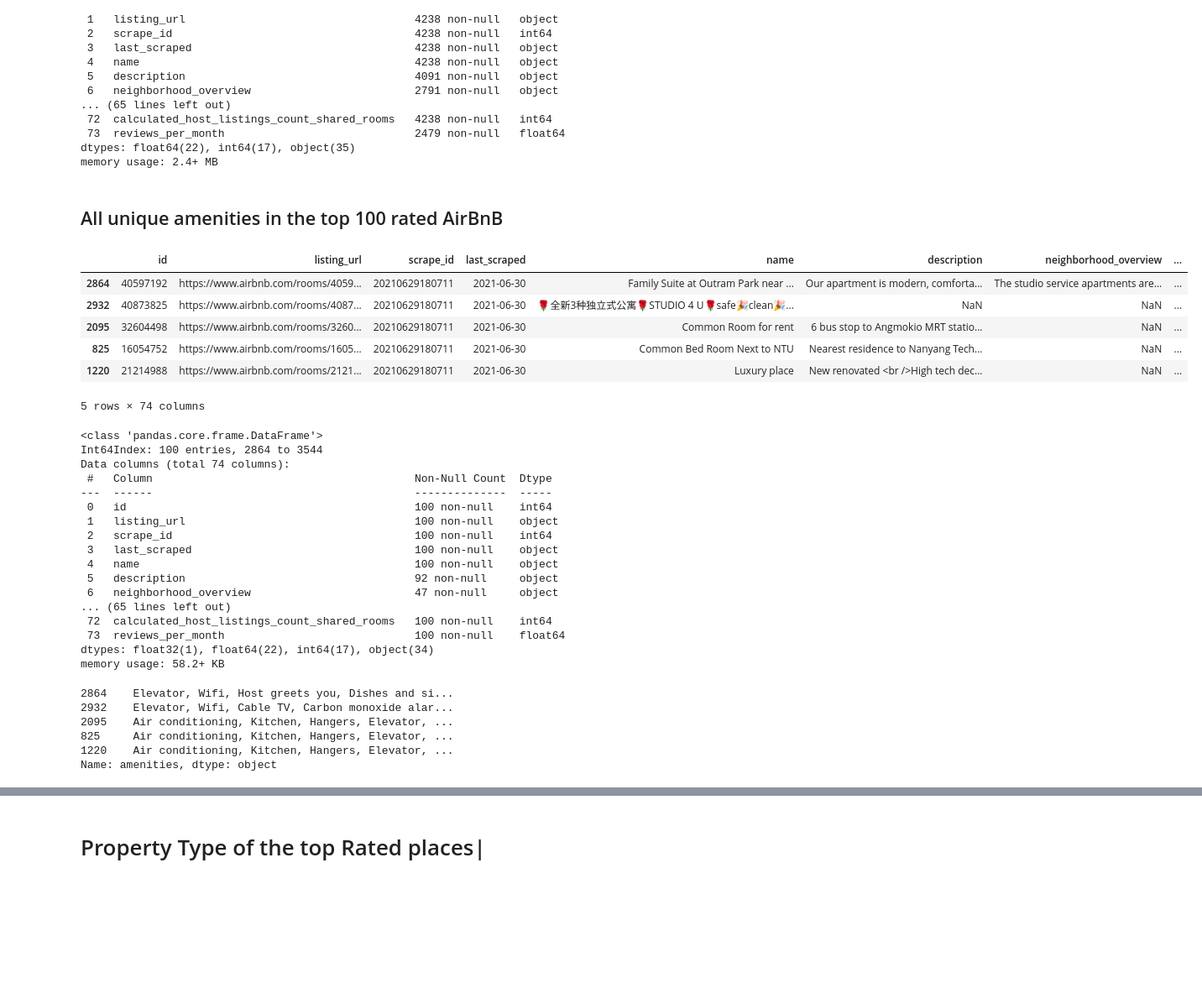
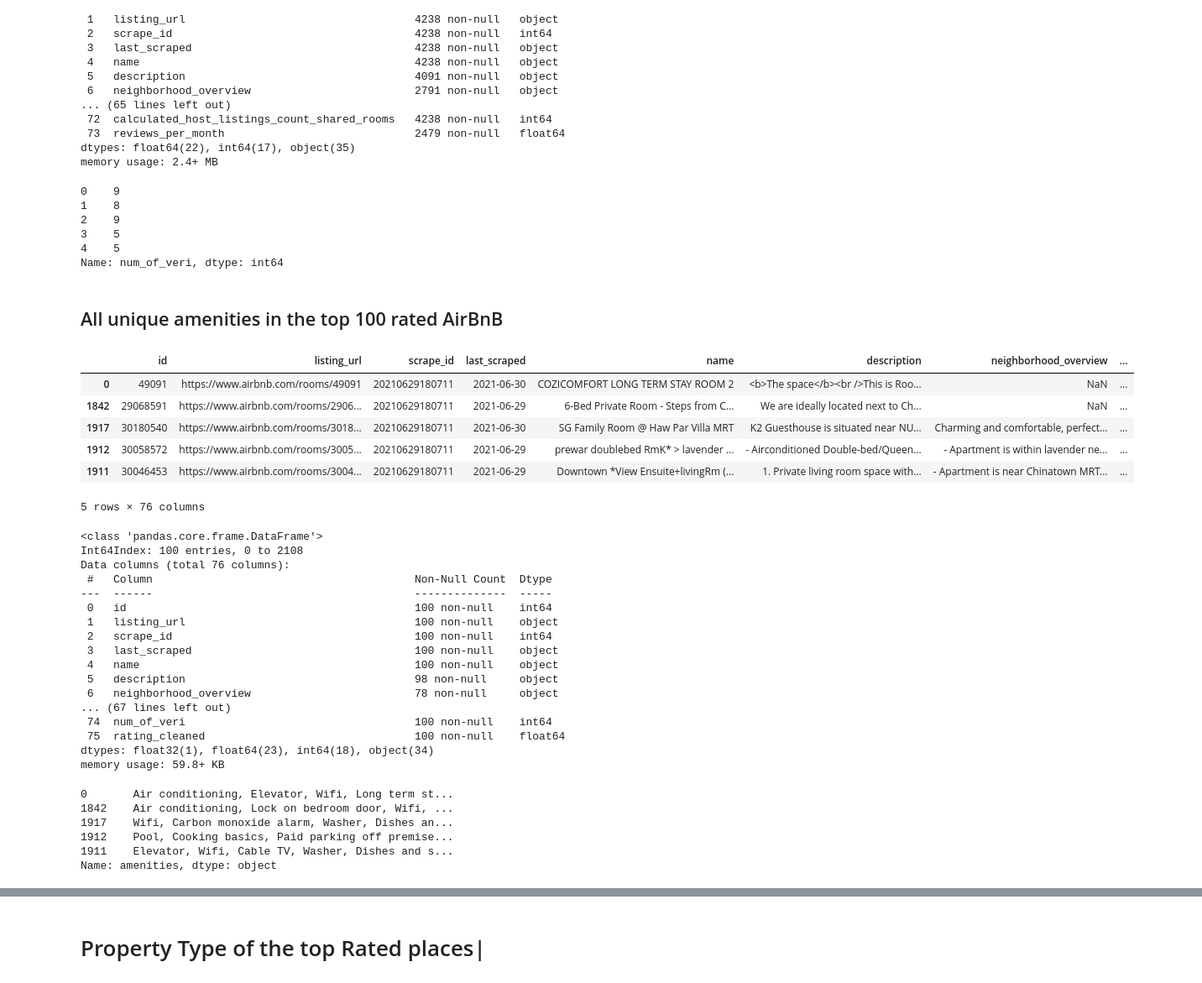
Before and after one commit to boonhaoyeo/SC1015-Mini-Project, a Jupyter notebook: AirBnB_EDA.ipynb, the cells around one changed output, grey strips where cells are left out. Shown at 84% size. Drawn from its saved outputs; the diff is of its cells as text; code cells hidden in the pictures; blank space fills up the shorter version.

```diff
--- a/AirBnB_EDA.ipynb
+++ b/AirBnB_EDA.ipynb
@@ -58,31 +64,42 @@ memory usage: 2.4+ MB
 # %%
 air_data["price"]=  air_data['price'].str.replace(',', '').str.replace('$', '')
 air_data["price"] = pd.to_numeric(air_data["price"], downcast='float')
+
+air_data["num_of_veri"]= air_data["host_verifications"].apply(lambda n: len(n.split(',')))
+air_data["num_of_veri"].head()
 #air_data = air_data.select_dtypes(exclude=['object'])
 #air_data.info()
+# %% [output]
+0    9
+1    8
+2    9
+3    5
+4    5
+Name: num_of_veri, dtype: int64
 # %%
 #f = plt.figure(figsize=(24, 24))
 #sb.heatmap(air_data.corr(), vmin = -1, vmax = 1, annot = True, fmt = ".2f")
 # %% [markdown]
 ## All unique amenities in the top 100 rated AirBnB
 # %%
-top_air = air_data.sort_values(by=['review_scores_rating'])
+top_air = air_data.sort_values(by=['review_scores_rating'],ascending = False )
+top_air['rating_cleaned']=top_air['review_scores_rating'].round(1)
 top_air = top_air[0:100]
 top_air.head()
 # %% [output]
 |  | id | listing_url | scrape_id | last_scraped | name | description | neighborhood_overview | ... |
-| 2864 | 40597192 | https://www.airbnb.com/rooms/4059... | 20210629180711 | 2021-06-30 | Family Suite at Outram Park near ... | Our apartment is modern, comforta... | The studio service apartments are... | ... |
-| 2932 | 40873825 | https://www.airbnb.com/rooms/4087... | 20210629180711 | 2021-06-30 | 🌹全新3种独立式公寓🌹STUDIO 4 U🌹safe🎉clean🎉... | NaN | NaN | ... |
-| 2095 | 32604498 | https://www.airbnb.com/rooms/3260... | 20210629180711 | 2021-06-30 | Common Room for rent | 6 bus stop to Angmokio MRT statio... | NaN | ... |
-| 825 | 16054752 | https://www.airbnb.com/rooms/1605... | 20210629180711 | 2021-06-30 | Common Bed Room Next to NTU | Nearest residence to Nanyang Tech... | NaN | ... |
-| 1220 | 21214988 | https://www.airbnb.com/rooms/2121... | 20210629180711 | 2021-06-30 | Luxury place | New renovated <br />High tech dec... | NaN | ... |
+| 0 | 49091 | https://www.airbnb.com/rooms/49091 | 20210629180711 | 2021-06-30 | COZICOMFORT LONG TERM STAY ROOM 2 | <b>The space</b><br />This is Roo... | NaN | ... |
+| 1842 | 29068591 | https://www.airbnb.com/rooms/2906... | 20210629180711 | 2021-06-29 | 6-Bed Private Room - Steps from C... | We are ideally located next to Ch... | NaN | ... |
+| 1917 | 30180540 | https://www.airbnb.com/rooms/3018... | 20210629180711 | 2021-06-30 | SG Family Room @ Haw Par Villa MRT | K2 Guesthouse is situated near NU... | Charming and comfortable, perfect... | ... |
+| 1912 | 30058572 | https://www.airbnb.com/rooms/3005... | 20210629180711 | 2021-06-29 | prewar doublebed RmK* > lavender ... | - Airconditioned Double-bed/Queen... | - Apartment is within lavender ne... | ... |
+| 1911 | 30046453 | https://www.airbnb.com/rooms/3004... | 20210629180711 | 2021-06-29 | Downtown *View Ensuite+livingRm (... | 1. Private living room space with... | - Apartment is near Chinatown MRT... | ... |
-5 rows × 74 columns
+5 rows × 76 columns
 # %%
 top_air.info()
 # %% [output]
 <class 'pandas.core.frame.DataFrame'>
-Int64Index: 100 entries, 2864 to 3544
-Data columns (total 74 columns):
+Int64Index: 100 entries, 0 to 2108
+Data columns (total 76 columns):
  #   Column                                        Non-Null Count  Dtype
 ---  ------                                        --------------  -----
  0   id                                            100 non-null    int64
@@ -90,23 +107,23 @@ Data columns (total 74 columns):
  2   scrape_id                                     100 non-null    int64
  3   last_scraped                                  100 non-null    object
  4   name                                          100 non-null    object
- 5   description                                   92 non-null     object
- 6   neighborhood_overview                         47 non-null     object
-... (65 lines left out)
- 72  calculated_host_listings_count_shared_rooms   100 non-null    int64
- 73  reviews_per_month                             100 non-null    float64
-dtypes: float32(1), float64(22), int64(17), object(34)
-memory usage: 58.2+ KB
+ 5   description                                   98 non-null     object
+ 6   neighborhood_overview                         78 non-null     object
+... (67 lines left out)
+ 74  num_of_veri                                   100 non-null    int64
+ 75  rating_cleaned                                100 non-null    float64
+dtypes: float32(1), float64(23), int64(18), object(34)
+memory usage: 59.8+ KB
 # %%
 top_air["amenities"]=top_air['amenities'].str.replace('[', '').str.replace(']','').str.replace('"','')
 top_air["amenities"] =top_air["amenities"].to_frame()
 top_air["amenities"].head()
 # %% [output]
-2864    Elevator, Wifi, Host greets you, Dishes and si...
-2932    Elevator, Wifi, Cable TV, Carbon monoxide alar...
-2095    Air conditioning, Kitchen, Hangers, Elevator, ...
-825     Air conditioning, Kitchen, Hangers, Elevator, ...
-1220    Air conditioning, Kitchen, Hangers, Elevator, ...
+0       Air conditioning, Elevator, Wifi, Long term st...
+1842    Air conditioning, Lock on bedroom door, Wifi, ...
+1917    Wifi, Carbon monoxide alarm, Washer, Dishes an...
+1912    Pool, Cooking basics, Paid parking off premise...
+1911    Elevator, Wifi, Cable TV, Washer, Dishes and s...
 Name: amenities, dtype: object
 # %%
 top_amenities =  pd.DataFrame(''.join(top_air["amenities"]).lower().split(',')).value_counts()
```
Also changed, not shown: parts of 13 cells of this notebook.
